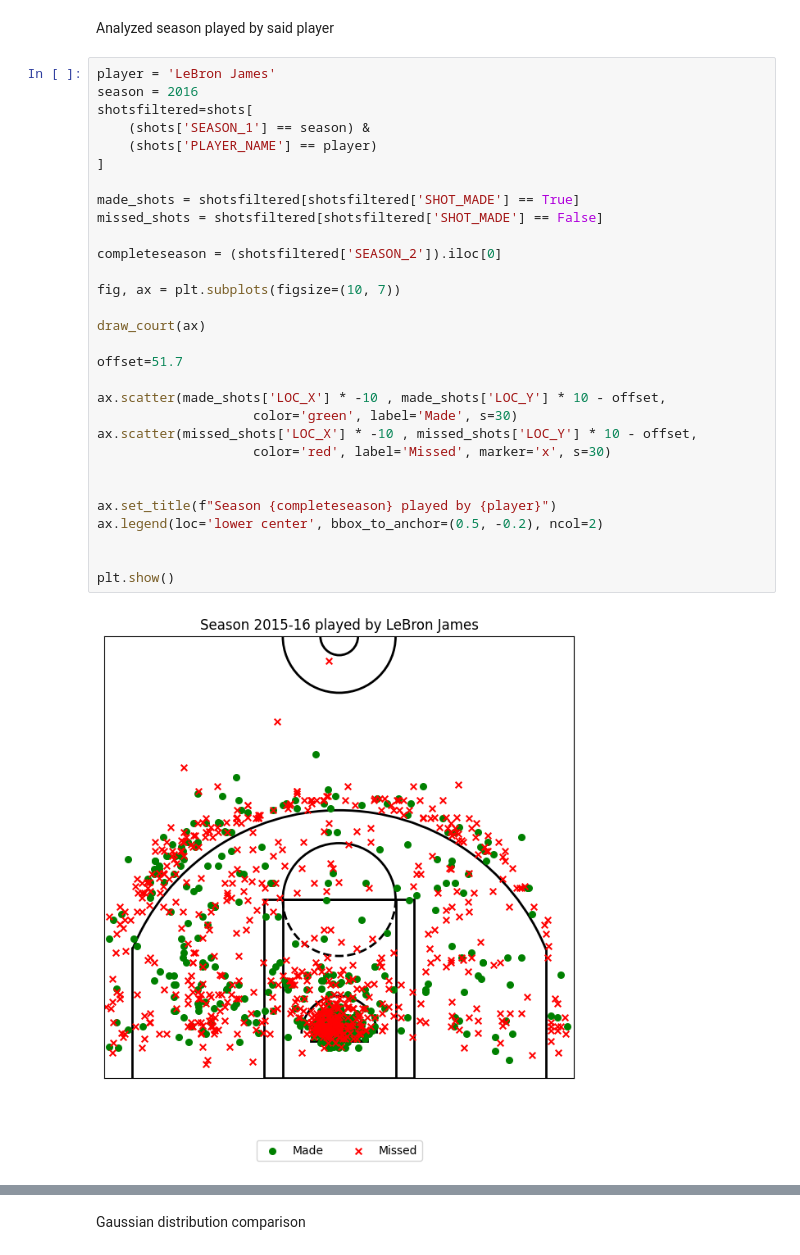
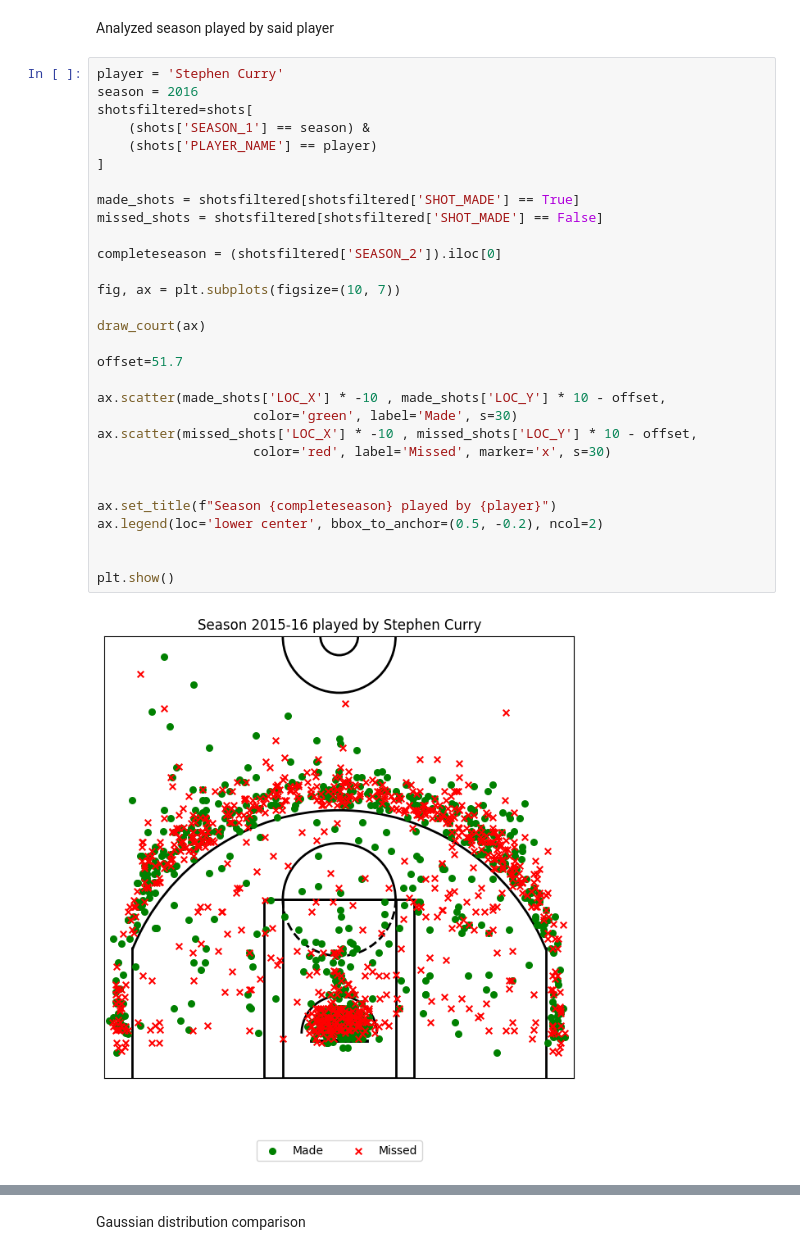
Before and after one commit to alessandromacchi-coder/nbastatsviewer, a Jupyter notebook: statisticsproject.ipynb, the cells around one changed output, grey strips where cells are left out. Drawn from its saved outputs; the diff is of its cells as text.

```diff
--- a/statisticsproject.ipynb
+++ b/statisticsproject.ipynb
@@ -77,37 +77,37 @@ draw_court(ax)
 # %% [markdown]
 Analyzed season played by said player
 # %%
-player = 'LeBron James'
+player = 'Stephen Curry'
 season = 2016
 shotsfiltered=shots[
     (shots['SEASON_1'] == season) &
     (shots['PLAYER_NAME'] == player)
 ]
 
 made_shots = shotsfiltered[shotsfiltered['SHOT_MADE'] == True]
 missed_shots = shotsfiltered[shotsfiltered['SHOT_MADE'] == False]
 
 completeseason = (shotsfiltered['SEASON_2']).iloc[0]
 
 fig, ax = plt.subplots(figsize=(10, 7))
 
 draw_court(ax)
 
 offset=51.7
 
 ax.scatter(made_shots['LOC_X'] * -10 , made_shots['LOC_Y'] * 10 - offset,
                     color='green', label='Made', s=30)
 ax.scatter(missed_shots['LOC_X'] * -10 , missed_shots['LOC_Y'] * 10 - offset,
                     color='red', label='Missed', marker='x', s=30)
 
 
 ax.set_title(f"Season {completeseason} played by {player}")
 ax.legend(loc='lower center', bbox_to_anchor=(0.5, -0.2), ncol=2)
 
 
 plt.show()
 # %% [output]
-[figure, old version]
+[figure, new version]
 # %%
 distanzefiltered = np.sqrt(shotsfiltered['LOC_X']**2 + shotsfiltered['LOC_Y']**2)
 
```
Also changed, not shown: parts of 10 cells of this notebook.
